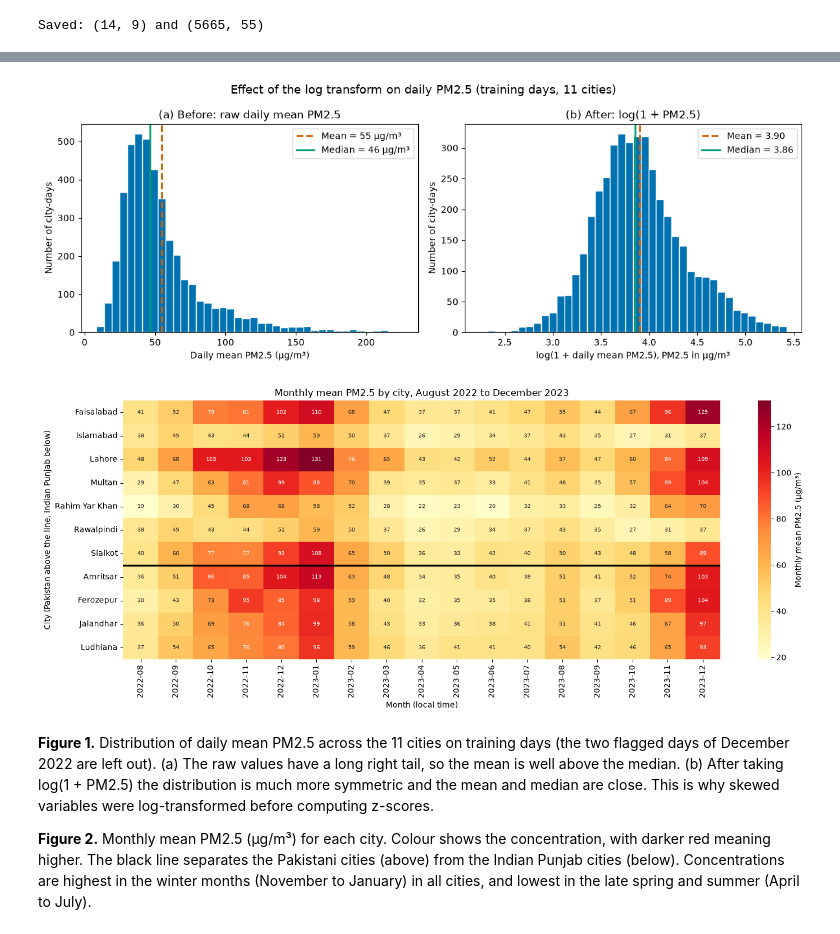
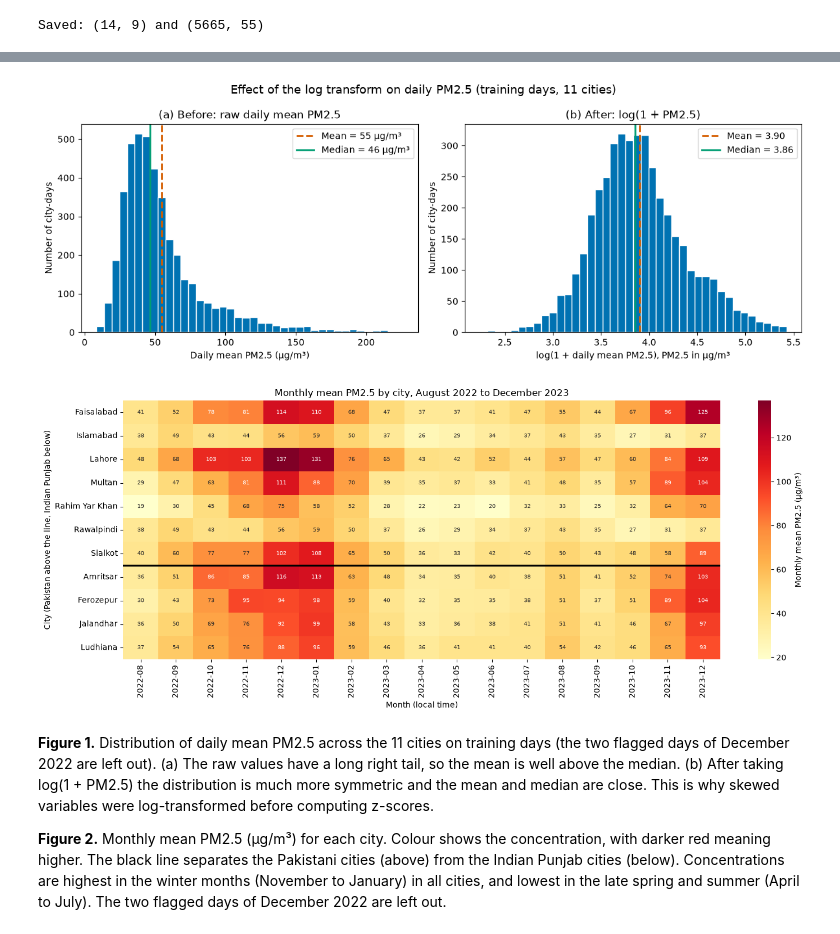
Before and after one commit to IsmailNooruddin/Smog-Analysis-DSSG, a Jupyter notebook: air_quality.ipynb, the cells around one changed output, grey strips where cells are left out. Saved outputs shown, nothing was run; the diff lists cells and outputs as text; code cells hidden in the pictures.

```diff
--- a/air_quality.ipynb
+++ b/air_quality.ipynb
@@ -500,7 +517,12 @@ TRAIN_END = pd.Timestamp("2023-08-31")     # last day of the training period
 SKEW_LIMIT = 1.0                           # skewness above this = "heavily right-skewed"
 
 # True for training days, False for all other days
+# (the two suspicious days found in Step 6b are left out of the training days)
 is_train = (daily["date"] >= TRAIN_START) & (daily["date"] <= TRAIN_END) & (daily["suspect_day"] == 0)
+
+# NEW: True for winter days (October to March), False for the other months
+# We use it later to learn the spike thresholds from the winter days only
+is_winter = daily["date"].dt.month.isin([10, 11, 12, 1, 2, 3])
 
 # ------------------------------------------------------------
 # Lists of the columns we will transform
@@ -754,13 +797,14 @@ print(pd.DataFrame(comparison_rows))
 # ============================================================
 # Cell 9: STEP 10 - Label smog spikes
 # ============================================================
-# A day is a "spike" if its index is above that city's 90th percentile.
-# The threshold is learned from TRAINING days only, then applied to all days.
+# A day is a "spike" if its index is at or above its city's 90th percentile.
+# The threshold is learned from the OCT TO MAR days of the TRAINING period only,
+# then applied to all days.
 
 # ------------------------------------------------------------
 # Main label (based on the daily-average index)
 # ------------------------------------------------------------
-thresholds = daily[is_train].groupby("city", sort=False)["composite_smog_index"].quantile(0.90)
+thresholds = daily[is_train & is_winter].groupby("city", sort=False)["composite_smog_index"].quantile(0.90)
 print("Spike threshold for each city:")
 print(thresholds.round(2))
 
@@ -772,7 +816,7 @@ daily["smog_spike"] = (daily["composite_smog_index"] >= daily["spike_threshold"]
 # Second label, based on the daily-MAXIMUM index (to compare)
 # ------------------------------------------------------------
 daily["composite_smog_index_max"] = build_index(weights, "max")
-thresholds_max = daily[is_train].groupby("city", sort=False)["composite_smog_index_max"].quantile(0.90)
+thresholds_max = daily[is_train & is_winter].groupby("city", sort=False)["composite_smog_index_max"].quantile(0.90)
 daily["spike_threshold_max"] = daily["city"].map(thresholds_max)
 daily["smog_spike_max"] = (daily["composite_smog_index_max"] >= daily["spike_threshold_max"]).astype(int)
 
@@ -785,7 +829,11 @@ print(f"\nDays where the two labels differ: {days_differ} out of {len(daily)} "
 # How common are spikes? (percent of days that are spikes)
 # ------------------------------------------------------------
 spike_rate = pd.DataFrame({
-    "training_days_%": daily[is_train].groupby("city", sort=False)["smog_spike"].mean() * 100,
+    # the days the threshold was learned from (should be about 10%)
+    "winter_training_%": daily[is_train & is_winter].groupby("city", sort=False)["smog_spike"].mean() * 100,
+    # all training days, including the quiet summer months
+    "all_training_%": daily[is_train].groupby("city", sort=False)["smog_spike"].mean() * 100,
+    # everything that is not a training day (mainly Sep to Dec 2023)
     "other_days_%": daily[~is_train].groupby("city", sort=False)["smog_spike"].mean() * 100,
 }).round(1)
 print("\nSpike rate per city:")
@@ -1034,42 +1086,43 @@ axes[0].legend()
 axes[1].hist(log_values, bins=40, color=blue, edgecolor="white")
 axes[1].axvline(log_values.mean(), color=orange, linestyle="--", linewidth=2,
                 label=f"Mean = {log_values.mean():.2f}")
 axes[1].axvline(log_values.median(), color=green, linestyle="-", linewidth=2,
                 label=f"Median = {log_values.median():.2f}")
 axes[1].set_title("(b) After: log(1 + PM2.5)")
 axes[1].set_xlabel("log(1 + daily mean PM2.5), PM2.5 in µg/m³")
 axes[1].set_ylabel("Number of city-days")
 axes[1].legend()
 
 fig.suptitle("Effect of the log transform on daily PM2.5 (training days, 11 cities)", fontsize=13)
 fig.tight_layout()
 fig.savefig("Dataset/Exported_AQ/figures/Fig1_PM25_log_transform.png", dpi=300)
 plt.show()
 
 # ------------------------------------------------------------
-# Figure 2: monthly mean PM2.5 for each city (heatmap, all days)
+# Figure 2: monthly mean PM2.5 for each city (heatmap, without the two flagged days)
 # ------------------------------------------------------------
-month_labels = daily["date"].dt.to_period("M").astype(str)
-city_order = list(daily["city"].unique())               # Pakistan first, then India
+clean_days = daily[daily["suspect_day"] == 0]                       # leave out the two flagged days
+month_labels_clean = clean_days["date"].dt.to_period("M").astype(str)
+city_order = list(daily["city"].unique())                           # Pakistan first, then India
 
-heat = daily.pivot_table(index="city", columns=month_labels,
-                         values="pm2_5_mean_ugm3", aggfunc="mean")
-heat = heat.loc[city_order]                             # keep our city order
+heat = clean_days.pivot_table(index="city", columns=month_labels_clean,
+                              values="pm2_5_mean_ugm3", aggfunc="mean")
+heat = heat.loc[city_order]                                         # keep our city order
 
 fig, ax = plt.subplots(figsize=(15, 6))
 sns.heatmap(heat, cmap="YlOrRd", annot=True, fmt=".0f", annot_kws={"size": 7},
             cbar_kws={"label": "Monthly mean PM2.5 (µg/m³)"}, ax=ax)
-ax.axhline(7, color="black", linewidth=2.5)             # line between Pakistan and India
+ax.axhline(7, color="black", linewidth=2.5)                         # line between Pakistan and India
 ax.set_title("Monthly mean PM2.5 by city, August 2022 to December 2023")
 ax.set_xlabel("Month (local time)")
 ax.set_ylabel("City (Pakistan above the line, Indian Punjab below)")
 fig.tight_layout()
 fig.savefig("Dataset/Exported_AQ/figures/Fig2_PM25_monthly_heatmap.png", dpi=300)
 plt.show()
 # %% [output]
 [figure]
-[figure, old version]
+[figure, new version]
 # %% [markdown]
 **Figure 1.** Distribution of daily mean PM2.5 across the 11 cities on training days (the two flagged days of December 2022 are left out). (a) The raw values have a long right tail, so the mean is well above the median. (b) After taking log(1 + PM2.5) the distribution is much more symmetric and the mean and median are close. This is why skewed variables were log-transformed before computing z-scores.
 
-**Figure 2.** Monthly mean PM2.5 (µg/m³) for each city. Colour shows the concentration, with darker red meaning higher. The black line separates the Pakistani cities (above) from the Indian Punjab cities (below). Concentrations are highest in the winter months (November to January) in all cities, and lowest in the late spring and summer (April to July).
+**Figure 2.** Monthly mean PM2.5 (µg/m³) for each city. Colour shows the concentration, with darker red meaning higher. The black line separates the Pakistani cities (above) from the Indian Punjab cities (below). Concentrations are highest in the winter months (November to January) in all cities, and lowest in the late spring and summer (April to July). The two flagged days of December 2022 are left out.
```
Also changed, not shown: parts of 17 cells of this notebook, 1 other file.
